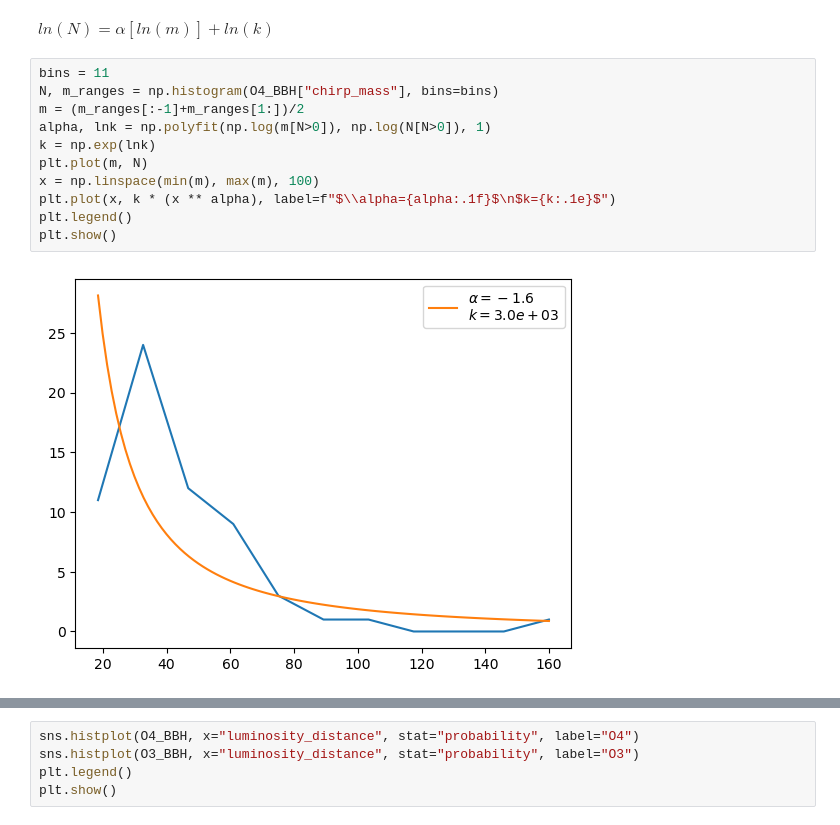
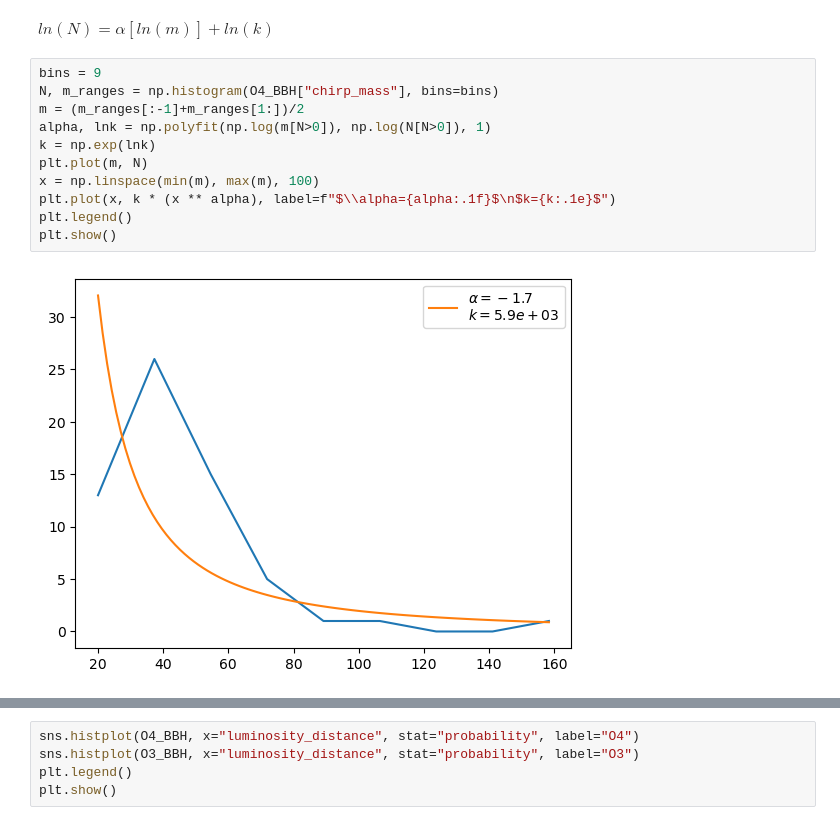
Before and after one commit to AndrewValentini/Gravitational-Waves-Research-23-24, a Jupyter notebook: Data Analysis/BBHDistributions.ipynb, the cells around one changed output, grey strips where cells are left out. Saved outputs shown, nothing was run; the diff lists cells and outputs as text.

```diff
--- a/Data Analysis/BBHDistributions.ipynb
+++ b/Data Analysis/BBHDistributions.ipynb
@@ -12,15 +30,15 @@ $N(m)=km^\alpha$
 # %% [markdown]
 $ln(N)=\alpha[ln(m)]+ln(k)$
 # %%
-bins = 11
+bins = 9
 N, m_ranges = np.histogram(O4_BBH["chirp_mass"], bins=bins)
 m = (m_ranges[:-1]+m_ranges[1:])/2
 alpha, lnk = np.polyfit(np.log(m[N>0]), np.log(N[N>0]), 1)
 k = np.exp(lnk)
 plt.plot(m, N)
 x = np.linspace(min(m), max(m), 100)
 plt.plot(x, k * (x ** alpha), label=f"$\\alpha={alpha:.1f}$\n$k={k:.1e}$")
 plt.legend()
 plt.show()
 # %% [output]
-[figure, old version]
+[figure, new version]
```
Also changed, not shown: parts of 2 cells of this notebook, 4 other files.
